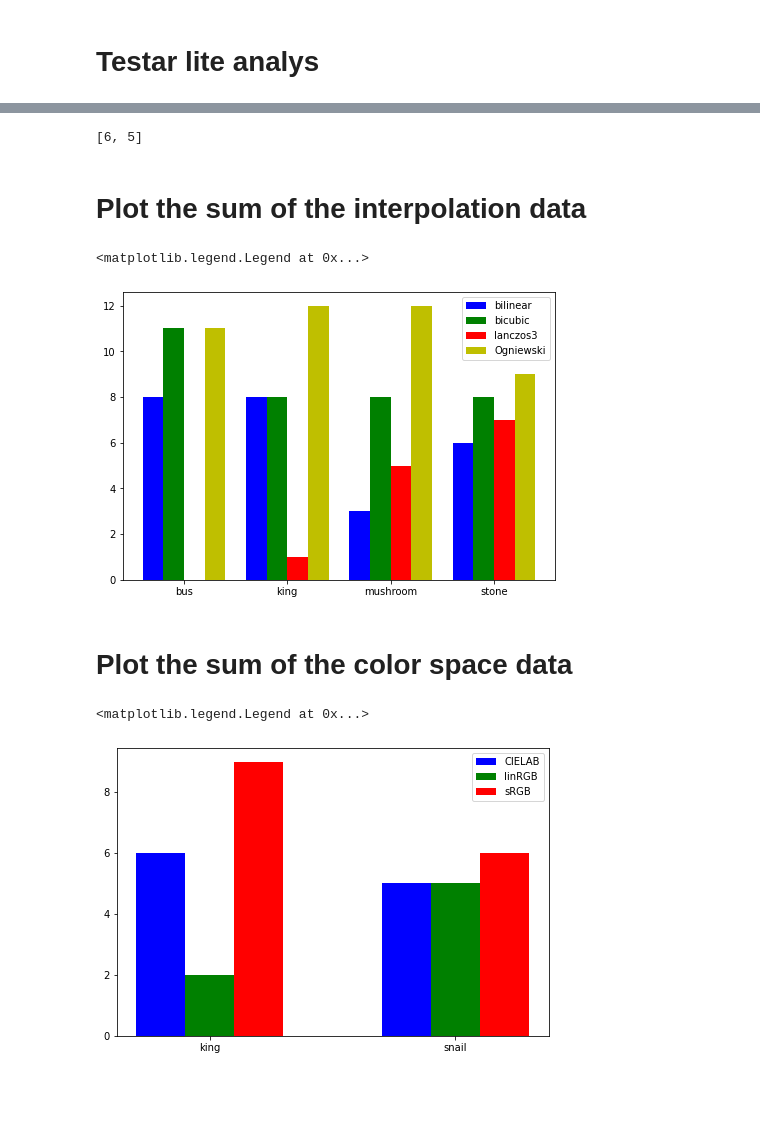
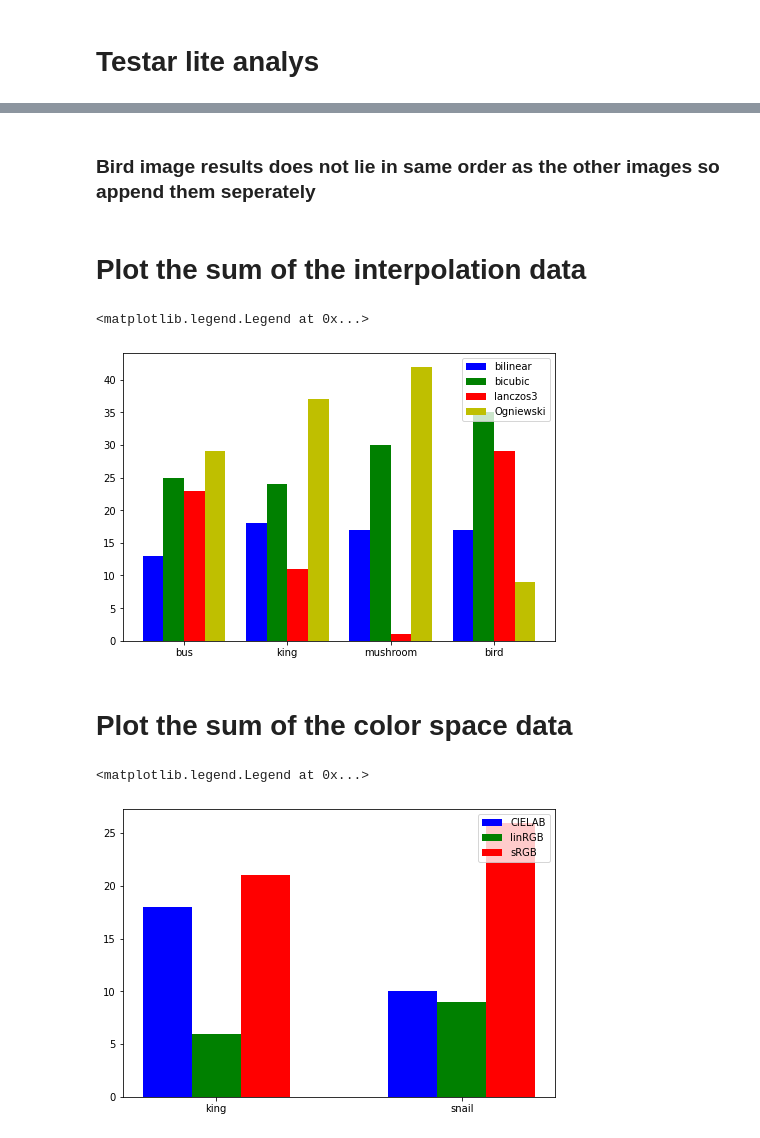
Before and after one commit to pannacotta98/color-interpolation, a Jupyter notebook: subjective-analysis/subj-analysis-test.ipynb, the cells around one changed output, grey strips where cells are left out. Saved outputs shown, nothing was run; the diff lists cells and outputs as text; code cells hidden in the pictures; blank space fills up the shorter version.

Commit message:
Update analysis to fit new result csv

```diff
--- a/subjective-analysis/subj-analysis-test.ipynb
+++ b/subjective-analysis/subj-analysis-test.ipynb
@@ -6,7 +6,7 @@ from io import StringIO
 import matplotlib.pyplot as plt
 import numpy as np
 
-with open("results (15).csv") as f:
+with open("results_april_20.csv") as f:
   csv_string = f.read()
 
 # Split the two tables
@@ -89,0 +95,13 @@ interp_stone = imageSum.iloc[18:22]
+# %%
+color_snail = imageSum.iloc[0:3]
+print(color_snail)
+interp_bird = imageSum.iloc[3:7]
+print(interp_bird)
+interp_bus = imageSum.iloc[7:11]
+print(interp_bus)
+interp_king = imageSum.iloc[11:15]
+print(interp_king)
+interp_mushroom = imageSum.iloc[15:19]
+print(interp_mushroom)
+color_king = imageSum.iloc[19:22]
+print(color_king)
@@ -101,5 +129,7 @@ dtype: int64
+# %% [markdown]
+### Bird image results does not lie in same order as the other images so append them seperately
 # %%
-interp_data = [interp_bus,interp_king,interp_mushroom,interp_stone]
+interp_data = [interp_bus,interp_king,interp_mushroom]
 bicubic = []
 bilinear = []
 lanczos3 = []
@@ -110,6 +140,12 @@ for x in interp_data:
     bilinear.append(x[1])
     lanczos3.append(x[2])
     ogniewski.append(x[3])
+
+# Append bird image seperately
+bilinear.append(interp_bird[0])
+lanczos3.append(interp_bird[1])
+ogniewski.append(interp_bird[2])
+bicubic.append(interp_bird[3])
 # %%
 color_data = [color_king, color_snail]
 srgb = []
@@ -120,27 +156,25 @@ for x in color_data:
     lab.append(x[0])
     linrgb.append(x[1])
     srgb.append(x[2])
-# %% [output]
-[6, 5]
 # %% [markdown]
 # Plot the sum of the interpolation data
 # %%
 X = np.arange(4)
 fig = plt.figure()
 ax = fig.add_axes([0,0,1,1])
-xaxis = ['bus','king','mushroom','stone']
+xaxis = ['bus','king','mushroom','bird']
 xi = list(range(len(xaxis)))
 plt.xticks(xi,xaxis)
 
 
 ax.bar(X - 0.3, bilinear, color = 'b', width = 0.2, align='center', label='bilinear')
 ax.bar(X - 0.10, bicubic, color = 'g', width = 0.2, align='center', label='bicubic')
 ax.bar(X + 0.1, lanczos3, color = 'r', width = 0.2, align='center', label='lanczos3')
 ax.bar(X + 0.3, ogniewski, color = 'y', width = 0.2, align='center', label='Ogniewski')
 ax.legend(loc='upper right')
 # %% [output]
 <matplotlib.legend.Legend at 0x...>
-[figure, old version]
+[figure, new version]
 # %% [markdown]
 # Plot the sum of the color space data
 # %%
@@ -158,4 +192,4 @@ ax.bar(X + 0.2, srgb, color = 'r', width = 0.2, align='center', label='sRGB')
 ax.legend(loc='upper right')
 # %% [output]
 <matplotlib.legend.Legend at 0x...>
-[figure, old version]
+[figure, new version]
```
Also changed, not shown: parts of 9 cells of this notebook.
